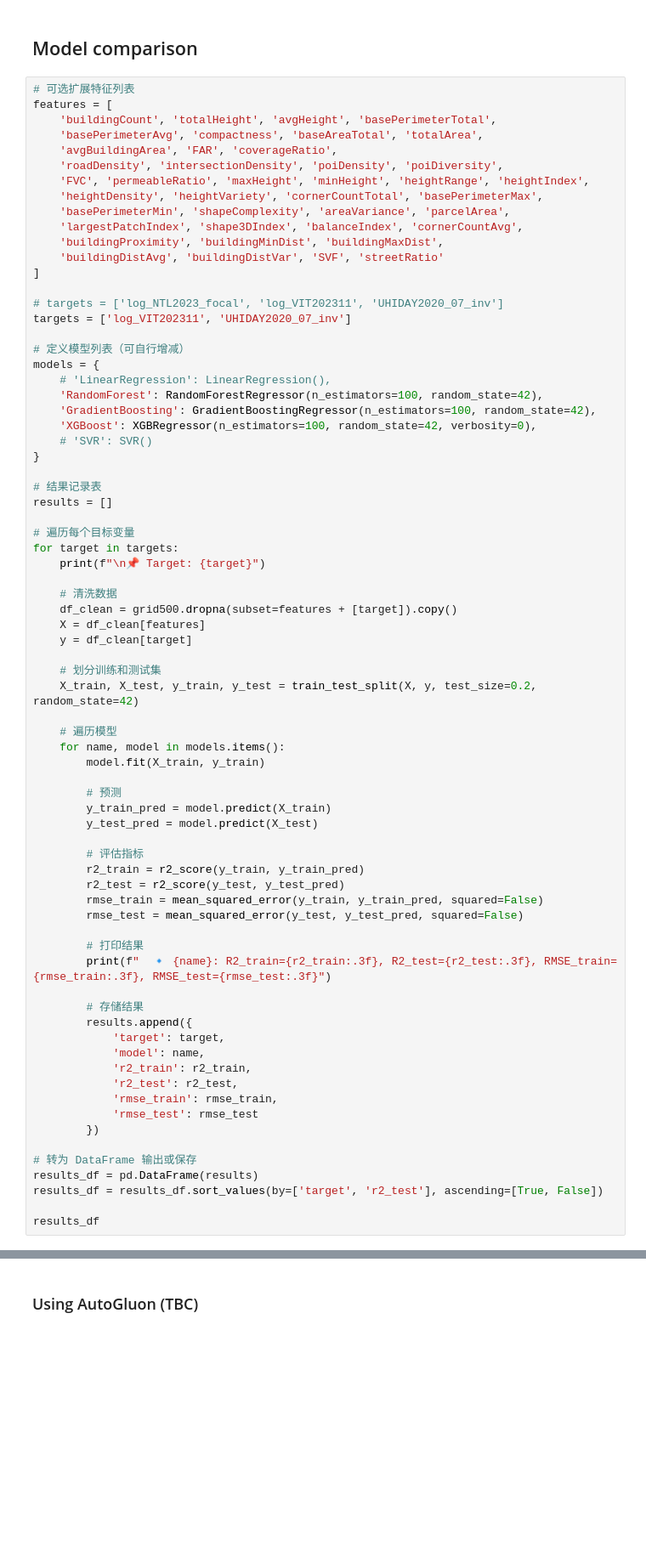
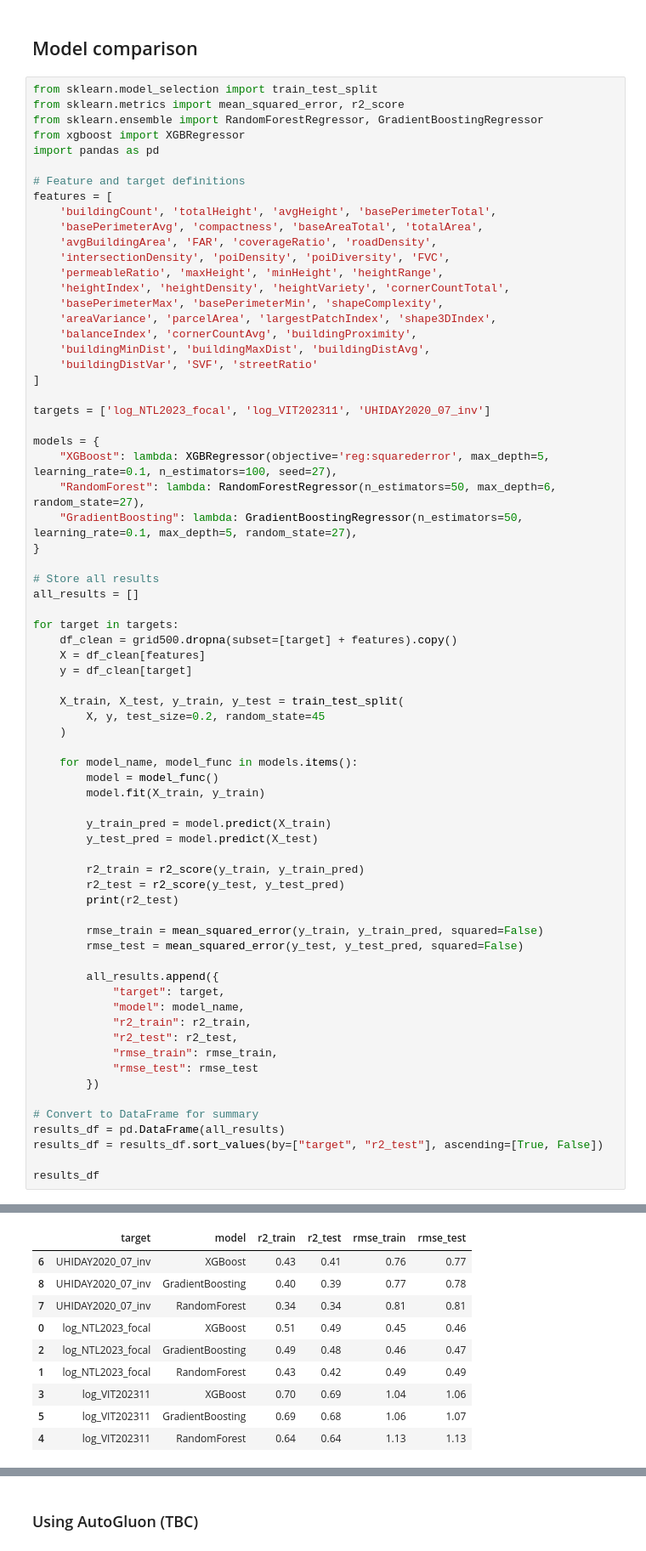
Before and after one commit to Sealxuyh/Urban-form, a Jupyter notebook: code/02_Model_training.ipynb, the cells around one changed output, grey strips where cells are left out. Shown at 85% size. Cells and saved outputs as stored; diff of their text form; blank space fills up the shorter version.

```diff
--- a/code/02_Model_training.ipynb
+++ b/code/02_Model_training.ipynb
@@ -533,77 +533,73 @@ XGBoost → R²: 0.6860, MSE: 1.14
 # %% [markdown]
 ## Model comparison
 # %%
-# 可选扩展特征列表
+from sklearn.model_selection import train_test_split
+from sklearn.metrics import mean_squared_error, r2_score
+from sklearn.ensemble import RandomForestRegressor, GradientBoostingRegressor
+from xgboost import XGBRegressor
+import pandas as pd
+
+# Feature and target definitions
 features = [
     'buildingCount', 'totalHeight', 'avgHeight', 'basePerimeterTotal',
     'basePerimeterAvg', 'compactness', 'baseAreaTotal', 'totalArea',
-    'avgBuildingArea', 'FAR', 'coverageRatio',
-    'roadDensity', 'intersectionDensity', 'poiDensity', 'poiDiversity',
-    'FVC', 'permeableRatio', 'maxHeight', 'minHeight', 'heightRange', 'heightIndex',
-    'heightDensity', 'heightVariety', 'cornerCountTotal', 'basePerimeterMax',
-    'basePerimeterMin', 'shapeComplexity', 'areaVariance', 'parcelArea',
-    'largestPatchIndex', 'shape3DIndex', 'balanceIndex', 'cornerCountAvg',
-    'buildingProximity', 'buildingMinDist', 'buildingMaxDist',
-    'buildingDistAvg', 'buildingDistVar', 'SVF', 'streetRatio'
+    'avgBuildingArea', 'FAR', 'coverageRatio', 'roadDensity',
+    'intersectionDensity', 'poiDensity', 'poiDiversity', 'FVC',
+    'permeableRatio', 'maxHeight', 'minHeight', 'heightRange',
+    'heightIndex', 'heightDensity', 'heightVariety', 'cornerCountTotal',
+    'basePerimeterMax', 'basePerimeterMin', 'shapeComplexity',
+    'areaVariance', 'parcelArea', 'largestPatchIndex', 'shape3DIndex',
+    'balanceIndex', 'cornerCountAvg', 'buildingProximity',
+    'buildingMinDist', 'buildingMaxDist', 'buildingDistAvg',
+    'buildingDistVar', 'SVF', 'streetRatio'
 ]
 
-# targets = ['log_NTL2023_focal', 'log_VIT202311', 'UHIDAY2020_07_inv']
-targets = ['log_VIT202311', 'UHIDAY2020_07_inv']
+targets = ['log_NTL2023_focal', 'log_VIT202311', 'UHIDAY2020_07_inv']
 
-# 定义模型列表（可自行增减）
 models = {
-    # 'LinearRegression': LinearRegression(),
-    'RandomForest': RandomForestRegressor(n_estimators=100, random_state=42),
-    'GradientBoosting': GradientBoostingRegressor(n_estimators=100, random_state=42),
-    'XGBoost': XGBRegressor(n_estimators=100, random_state=42, verbosity=0),
-    # 'SVR': SVR()
+    "XGBoost": lambda: XGBRegressor(objective='reg:squarederror', max_depth=5, learning_rate=0.1, n_estimators=100, seed=27),
+    "RandomForest": lambda: RandomForestRegressor(n_estimators=50, max_depth=6, random_state=27),
+    "GradientBoosting": lambda: GradientBoostingRegressor(n_estimators=50, learning_rate=0.1, max_depth=5, random_state=27),
 }
 
-# 结果记录表
-results = []
+# Store all results
+all_results = []
 
-# 遍历每个目标变量
 for target in targets:
-    print(f"\n📌 Target: {target}")
-
-    # 清洗数据
-    df_clean = grid500.dropna(subset=features + [target]).copy()
+    df_clean = grid500.dropna(subset=[target] + features).copy()
     X = df_clean[features]
     y = df_clean[target]
 
-    # 划分训练和测试集
-    X_train, X_test, y_train, y_test = train_test_split(X, y, test_size=0.2, random_state=42)
+    X_train, X_test, y_train, y_test = train_test_split(
+        X, y, test_size=0.2, random_state=45
+    )
 
-    # 遍历模型
-    for name, model in models.items():
+    for model_name, model_func in models.items():
+        model = model_func()
         model.fit(X_train, y_train)
 
-        # 预测
         y_train_pred = model.predict(X_train)
         y_test_pred = model.predict(X_test)
 
-        # 评估指标
         r2_train = r2_score(y_train, y_train_pred)
         r2_test = r2_score(y_test, y_test_pred)
+        print(r2_test)
+
         rmse_train = mean_squared_error(y_train, y_train_pred, squared=False)
         rmse_test = mean_squared_error(y_test, y_test_pred, squared=False)
 
-        # 打印结果
-        print(f"  🔹 {name}: R2_train={r2_train:.3f}, R2_test={r2_test:.3f}, RMSE_train={rmse_train:.3f}, RMSE_test={rmse_test:.3f}")
-
-        # 存储结果
-        results.append({
-            'target': target,
-            'model': name,
-            'r2_train': r2_train,
-            'r2_test': r2_test,
-            'rmse_train': rmse_train,
-            'rmse_test': rmse_test
+        all_results.append({
+            "target": target,
+            "model": model_name,
+            "r2_train": r2_train,
+            "r2_test": r2_test,
+            "rmse_train": rmse_train,
+            "rmse_test": rmse_test
         })
 
-# 转为 DataFrame 输出或保存
-results_df = pd.DataFrame(results)
-results_df = results_df.sort_values(by=['target', 'r2_test'], ascending=[True, False])
+# Convert to DataFrame for summary
+results_df = pd.DataFrame(all_results)
+results_df = results_df.sort_values(by=["target", "r2_test"], ascending=[True, False])
 
 results_df
 # %% [output]
@@ -610,0 +615,10 @@ results_df
+|  | target | model | r2_train | r2_test | rmse_train | rmse_test |
+| 6 | UHIDAY2020_07_inv | XGBoost | 0.43 | 0.41 | 0.76 | 0.77 |
+| 8 | UHIDAY2020_07_inv | GradientBoosting | 0.40 | 0.39 | 0.77 | 0.78 |
+| 7 | UHIDAY2020_07_inv | RandomForest | 0.34 | 0.34 | 0.81 | 0.81 |
+| 0 | log_NTL2023_focal | XGBoost | 0.51 | 0.49 | 0.45 | 0.46 |
+| 2 | log_NTL2023_focal | GradientBoosting | 0.49 | 0.48 | 0.46 | 0.47 |
+| 1 | log_NTL2023_focal | RandomForest | 0.43 | 0.42 | 0.49 | 0.49 |
+| 3 | log_VIT202311 | XGBoost | 0.70 | 0.69 | 1.04 | 1.06 |
+| 5 | log_VIT202311 | GradientBoosting | 0.69 | 0.68 | 1.06 | 1.07 |
+| 4 | log_VIT202311 | RandomForest | 0.64 | 0.64 | 1.13 | 1.13 |
```
Also changed, not shown: parts of 2 cells of this notebook, 1 other file.
